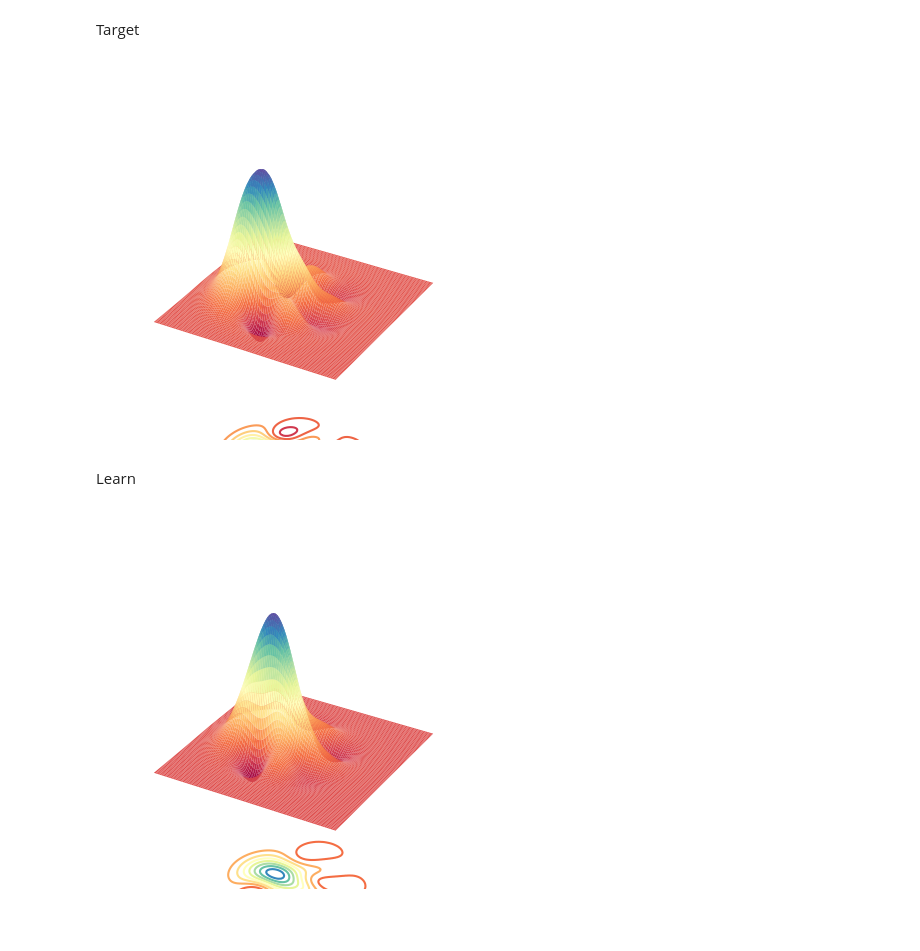
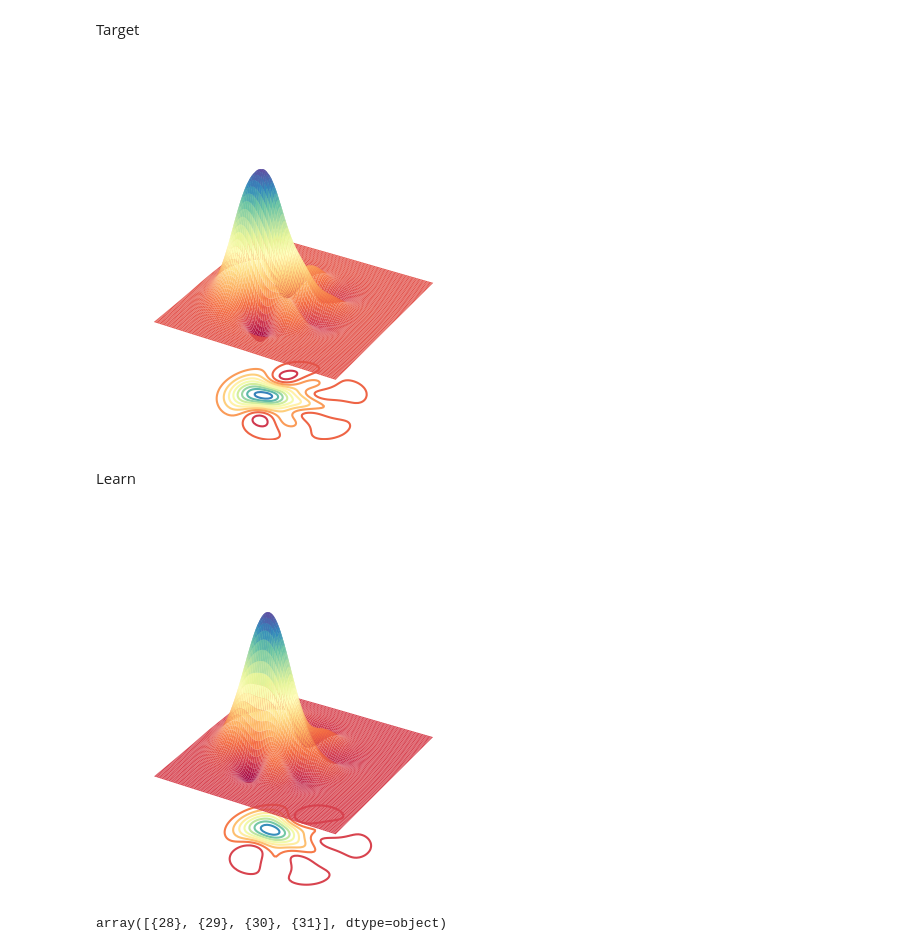
Before and after one commit to cristian-f-zapata/QNN-Qumodes, a Jupyter notebook: QF1_.ipynb, the cells around one changed output. Saved outputs shown, nothing was run; the diff lists cells and outputs as text; code cells hidden in the pictures.

Commit message:
wigner plots

```diff
--- a/QF1_.ipynb
+++ b/QF1_.ipynb
@@ -54,9 +54,9 @@ def init_weights(modes, layers, active_sd=0.1, passive_sd=1):
 
 def input_qnn_layer(hid,q):
     with tf.name_scope('inputlayer'):
+        ops.Rgate(hid[0]) | q[0]
         ops.Dgate(hid[0]) | q[0]
-
-        ops.Dgate(hid[0]) | q[0]
+        ops.Rgate(hid[0]) | q[0]
 
 # Defining standard QNN layers
 def qnn_layer(params,layer_number,q):
@@ -106,7 +106,7 @@ def qnn_layer(params,layer_number,q):
 
 modes=1
 layers=4
-hidden_units=2
+hidden_units=3
 
 
 eng = sf.Engine(backend="tf", backend_options={"cutoff_dim": cutoff_dim})
@@ -178,5 +178,6 @@ WARNING:tensorflow:You are casting an input of type complex64 to an incompatible
 putting parameters
 # %%
 mapping_wt = {p.name: w for p, w in zip(sf_params.flatten(), tf.reshape(weights, [-1]))} #Assigns sf parameters to tf variable
-mapping_hid={p.name: w for p, w in zip(hid_params, [val,val] )}  #input data
+mapping_hid={p.name: w for p, w in zip(hid_params, [val,val,val] )}  #input data
 mapping_wt.update(mapping_hid)
+mapping_wt
@@ -261,22 +280,26 @@ fig = plt.figure()
 ax = fig.add_subplot(111, projection="3d")
 X, P, W = wigner(rho_target)
 ax.plot_surface(X, P, W, cmap="Spectral", lw=0.5, rstride=1, cstride=1)
-ax.contour(X, P, W, 10, cmap="Spectral", linestyles="solid", offset=-0.17)
+ax.contour(X, P, W, 10, cmap="Spectral", linestyles="solid", offset=-0.106)
 ax.set_axis_off()
 plt.savefig("T.png")
 fig.show()
 # %% [output]
-[figure, old version]
+[figure, new version]
 # %% [markdown]
 Learn
 # %%
 fig = plt.figure()
 ax = fig.add_subplot(111, projection="3d")
 X, P, W = wigner(rho_learnt)
 ax.plot_surface(X, P, W, cmap="Spectral", lw=0.5, rstride=1, cstride=1)
-ax.contour(X, P, W, 10, cmap="Spectral", linestyles="solid", offset=-0.17)
+ax.contour(X, P, W, 10, cmap="Spectral", linestyles="solid", offset=-0.106)
 ax.set_axis_off()
 plt.savefig("L.png")
 fig.show()
 # %% [output]
-[figure, old version]
+[figure, new version]
+# %%
+hid_params
+# %% [output]
+array([{28}, {29}, {30}, {31}], dtype=object)
```
Also changed, not shown: parts of 4 cells of this notebook.
